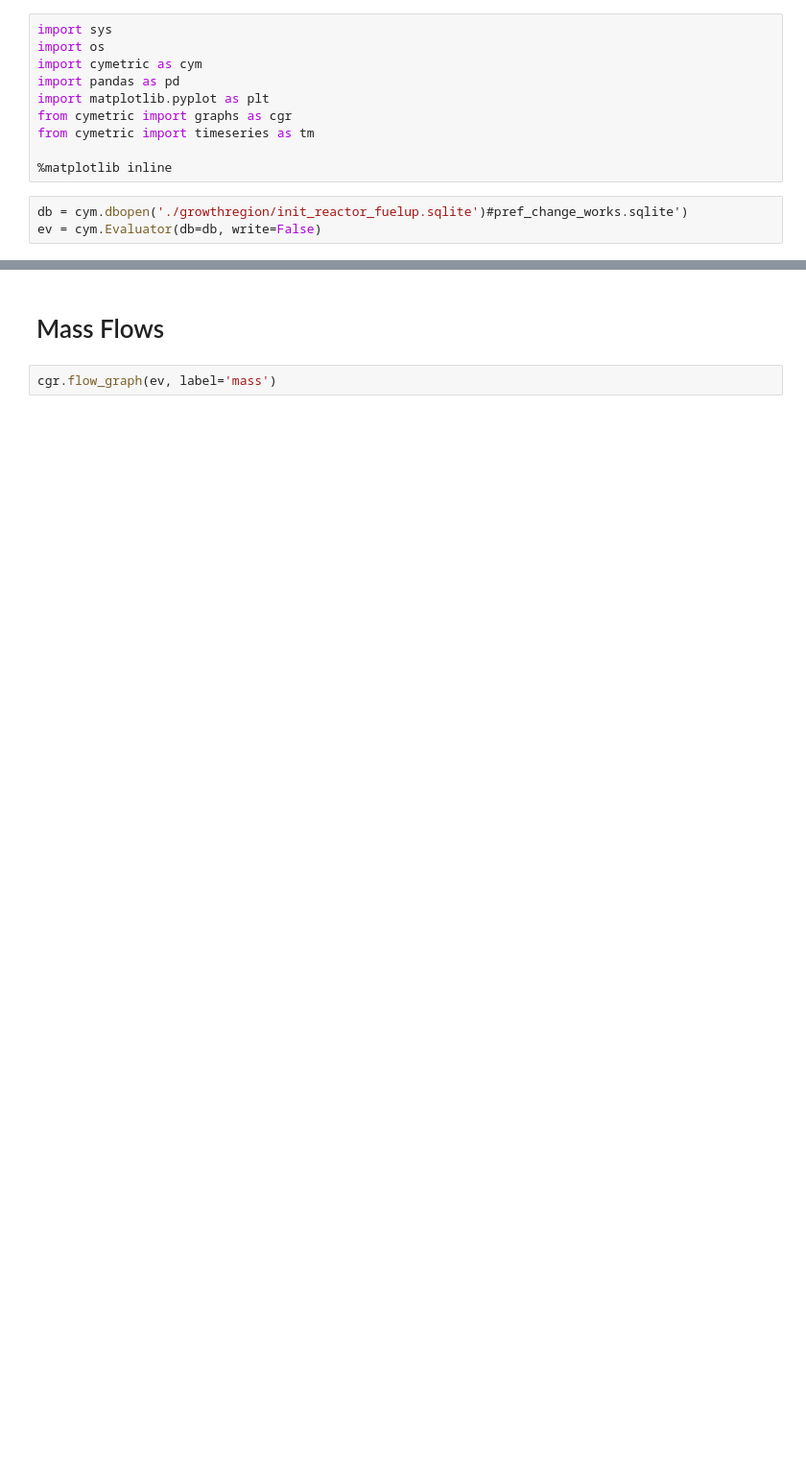
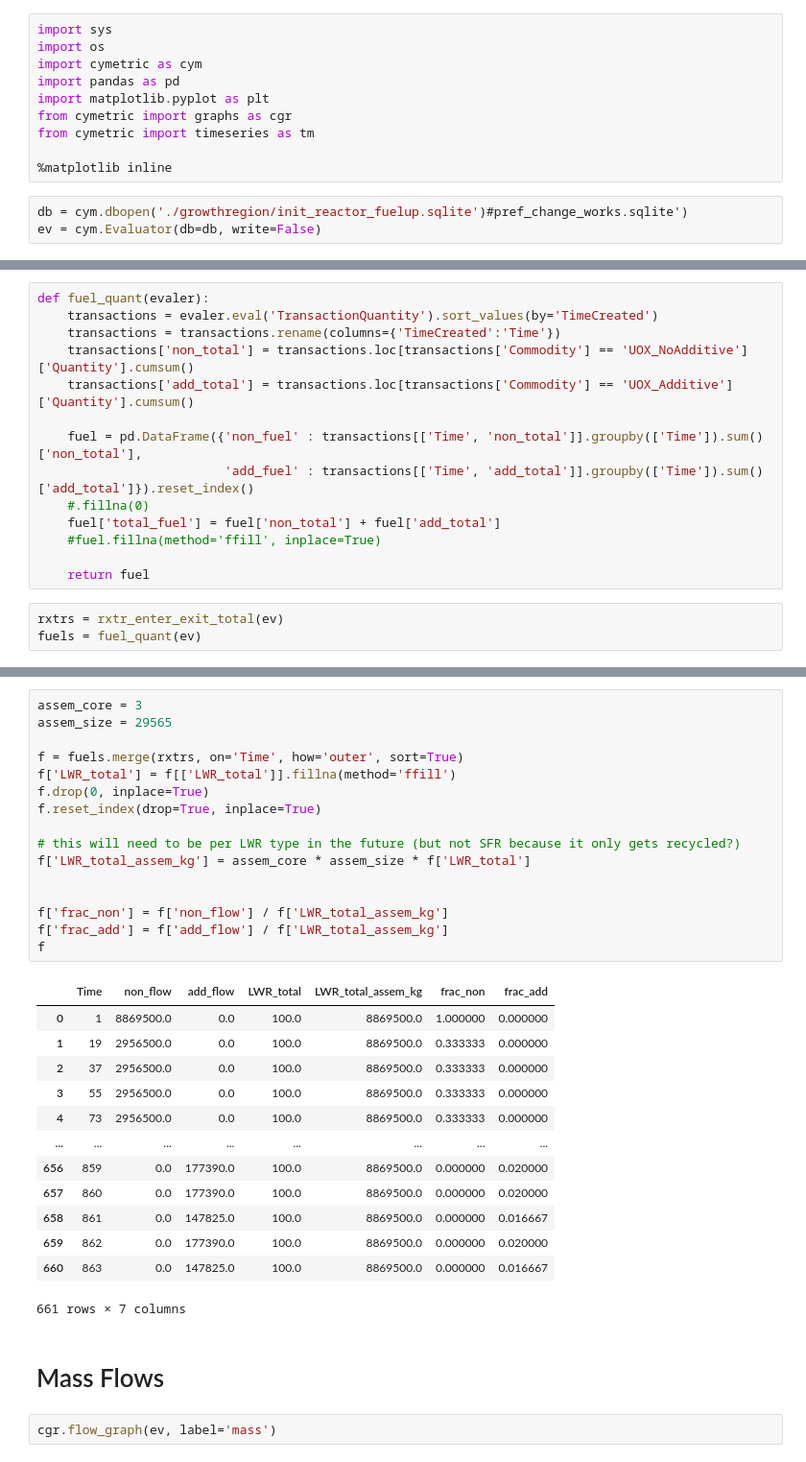
Before and after one commit to opotowsky/EG01_OPRA, a Jupyter notebook: testing_EG01.ipynb, the cells around one changed output, grey strips where cells are left out. Shown at 96% size. Drawn from its saved outputs; the diff is of its cells as text; blank space fills up the shorter version.

```diff
--- a/testing_EG01.ipynb
+++ b/testing_EG01.ipynb
@@ -13,0 +43,17 @@ ev = cym.Evaluator(db=db, write=False)
+# %%
+def fuel_quant(evaler):
+    transactions = evaler.eval('TransactionQuantity').sort_values(by='TimeCreated')
+    transactions = transactions.rename(columns={'TimeCreated':'Time'})
+    transactions['non_total'] = transactions.loc[transactions['Commodity'] == 'UOX_NoAdditive']['Quantity'].cumsum()
+    transactions['add_total'] = transactions.loc[transactions['Commodity'] == 'UOX_Additive']['Quantity'].cumsum()
+
+    fuel = pd.DataFrame({'non_fuel' : transactions[['Time', 'non_total']].groupby(['Time']).sum()['non_total'],
+                         'add_fuel' : transactions[['Time', 'add_total']].groupby(['Time']).sum()['add_total']}).reset_index()
+    #.fillna(0)
+    fuel['total_fuel'] = fuel['non_total'] + fuel['add_total']
+    #fuel.fillna(method='ffill', inplace=True)
+
+    return fuel
+# %%
+rxtrs = rxtr_enter_exit_total(ev)
+fuels = fuel_quant(ev)
@@ -14,3 +78,33 @@ ev = cym.Evaluator(db=db, write=False)
+# %%
+assem_core = 3
+assem_size = 29565
+
+f = fuels.merge(rxtrs, on='Time', how='outer', sort=True)
+f['LWR_total'] = f[['LWR_total']].fillna(method='ffill')
+f.drop(0, inplace=True)
+f.reset_index(drop=True, inplace=True)
+
+# this will need to be per LWR type in the future (but not SFR because it only gets recycled?)
+f['LWR_total_assem_kg'] = assem_core * assem_size * f['LWR_total']
+
+
+f['frac_non'] = f['non_flow'] / f['LWR_total_assem_kg']
+f['frac_add'] = f['add_flow'] / f['LWR_total_assem_kg']
+f
+# %% [output]
+|  | Time | non_flow | add_flow | LWR_total | LWR_total_assem_kg | frac_non | frac_add |
+| 0 | 1 | 8869500.0 | 0.0 | 100.0 | 8869500.0 | 1.000000 | 0.000000 |
+| 1 | 19 | 2956500.0 | 0.0 | 100.0 | 8869500.0 | 0.333333 | 0.000000 |
+| 2 | 37 | 2956500.0 | 0.0 | 100.0 | 8869500.0 | 0.333333 | 0.000000 |
+| 3 | 55 | 2956500.0 | 0.0 | 100.0 | 8869500.0 | 0.333333 | 0.000000 |
+| 4 | 73 | 2956500.0 | 0.0 | 100.0 | 8869500.0 | 0.333333 | 0.000000 |
+| ... | ... | ... | ... | ... | ... | ... | ... |
+| 656 | 859 | 0.0 | 177390.0 | 100.0 | 8869500.0 | 0.000000 | 0.020000 |
+| 657 | 860 | 0.0 | 177390.0 | 100.0 | 8869500.0 | 0.000000 | 0.020000 |
+| 658 | 861 | 0.0 | 147825.0 | 100.0 | 8869500.0 | 0.000000 | 0.016667 |
+| 659 | 862 | 0.0 | 177390.0 | 100.0 | 8869500.0 | 0.000000 | 0.020000 |
+| 660 | 863 | 0.0 | 147825.0 | 100.0 | 8869500.0 | 0.000000 | 0.016667 |
+661 rows × 7 columns
 # %% [markdown]
 # Mass Flows
 # %%
```
Also changed, not shown: parts of 4 cells of this notebook.
